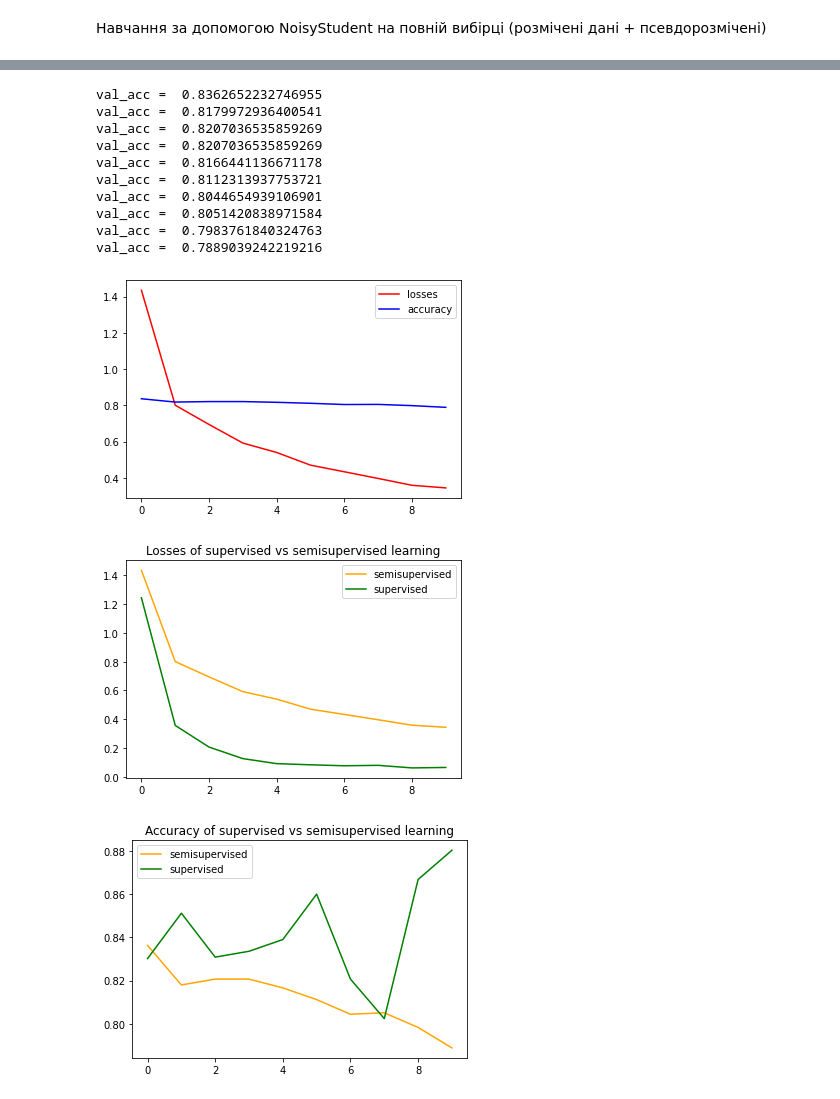
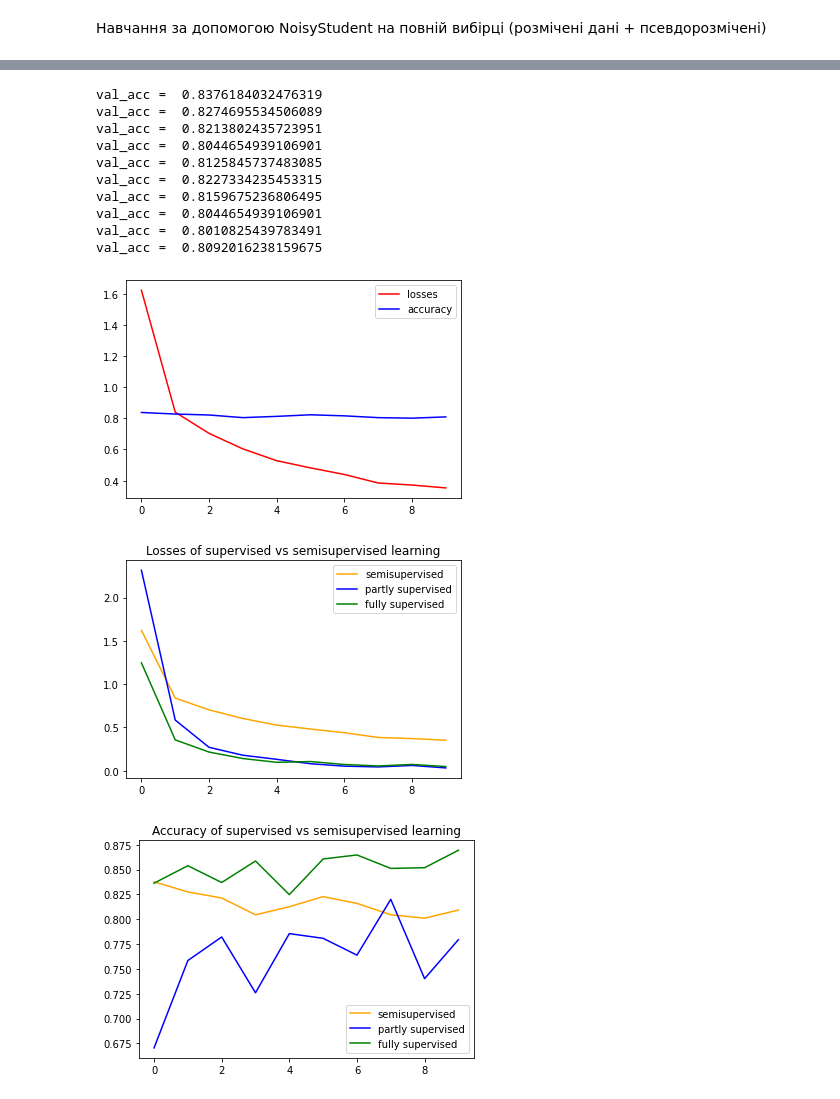
Before and after one commit to trilgar/NN_2022, a Jupyter notebook: NN_lab2.ipynb, the cells around one changed output, grey strips where cells are left out. Drawn from its saved outputs; the diff is of its cells as text; code cells hidden in the pictures.

```diff
--- a/NN_lab2.ipynb
+++ b/NN_lab2.ipynb
@@ -253,8 +254,8 @@ optimizer = torch.optim.Adam(model.parameters(), lr=3e-5)
 Навчання моделі на розмічених даних
 # %%
 best_acc, best_epoch = 0, 0
-losses_semisupervised = []
-accuracy_semisupervised = []
+losses_supervised = []
+accuracy_supervised = []
 for epoch in range(epochs):
     epoch_losses=0
     iters = 0
@@ -270,11 +271,11 @@ for epoch in range(epochs):
         loss.backward()
         optimizer.step()
         train_bar.desc = "train epoch[{}/{}] (marked_dataset) loss:{:.3f}".format(epoch + 1, epochs, loss.item())
-    losses_semisupervised.append(epoch_losses/iters)
+    losses_supervised.append(epoch_losses/iters)
     if epoch % 1 == 0:  # You can change the validation frequency as you wish
 
         val_acc = evalute(model, test_dl)
-        accuracy_semisupervised.append(val_acc)
+        accuracy_supervised.append(val_acc)
         print('val_acc = ', val_acc)
         if val_acc > best_acc:
             best_epoch = epoch
@@ -361,6 +362,7 @@ model = torchvision.models.vgg19(pretrained=True)
 number_of_labels = len(training_data.classes)
 model.classifier = torch.nn.Sequential(
     model.classifier,
+    torch.nn.Dropout(0.25),
     torch.nn.Linear(in_features=1000, out_features= number_of_labels, bias=True)
 )
 if load_from_existing:
@@ -431,36 +433,38 @@ for epoch in range(epochs):
             best_acc = val_acc
             torch.save(model.state_dict(), 'lab2_semisupervised.mdl')
 # %% [output]
-val_acc =  0.8362652232746955
-val_acc =  0.8179972936400541
-val_acc =  0.8207036535859269
-val_acc =  0.8207036535859269
-val_acc =  0.8166441136671178
-val_acc =  0.8112313937753721
+val_acc =  0.8376184032476319
+val_acc =  0.8274695534506089
+val_acc =  0.8213802435723951
 val_acc =  0.8044654939106901
-val_acc =  0.8051420838971584
-val_acc =  0.7983761840324763
-val_acc =  0.7889039242219216
+val_acc =  0.8125845737483085
+val_acc =  0.8227334235453315
+val_acc =  0.8159675236806495
+val_acc =  0.8044654939106901
+val_acc =  0.8010825439783491
+val_acc =  0.8092016238159675
 # %%
 plt.plot(losses_semisupervised, label='losses',color='red')
 plt.plot(accuracy_semisupervised, label= 'accuracy', color='blue')
 plt.legend()
 plt.show()
 # %% [output]
-[figure, old version]
+[figure, new version]
 # %%
 plt.plot(losses_semisupervised, label='semisupervised',color='orange')
-plt.plot(losses, label='supervised',color='green')
+plt.plot(losses_supervised, label='partly supervised', color='blue')
+plt.plot(losses, label='fully supervised',color='green')
 plt.title('Losses of supervised vs semisupervised learning')
 plt.legend()
 plt.show()
 # %% [output]
-[figure, old version]
+[figure, new version]
 # %%
 plt.plot(accuracy_semisupervised, label='semisupervised',color='orange')
-plt.plot(accuracy, label='supervised',color='green')
+plt.plot(accuracy_supervised, label='partly supervised',color='blue')
+plt.plot(accuracy, label='fully supervised',color='green')
 plt.title('Accuracy of supervised vs semisupervised learning')
 plt.legend()
 plt.show()
 # %% [output]
-[figure, old version]
+[figure, new version]
```
Also changed, not shown: parts of 9 cells of this notebook.
